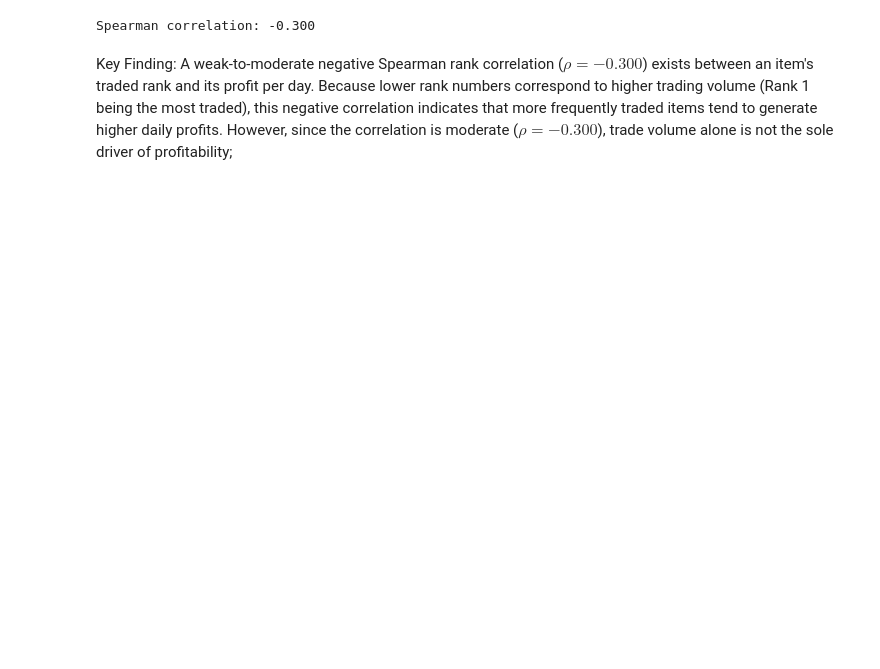
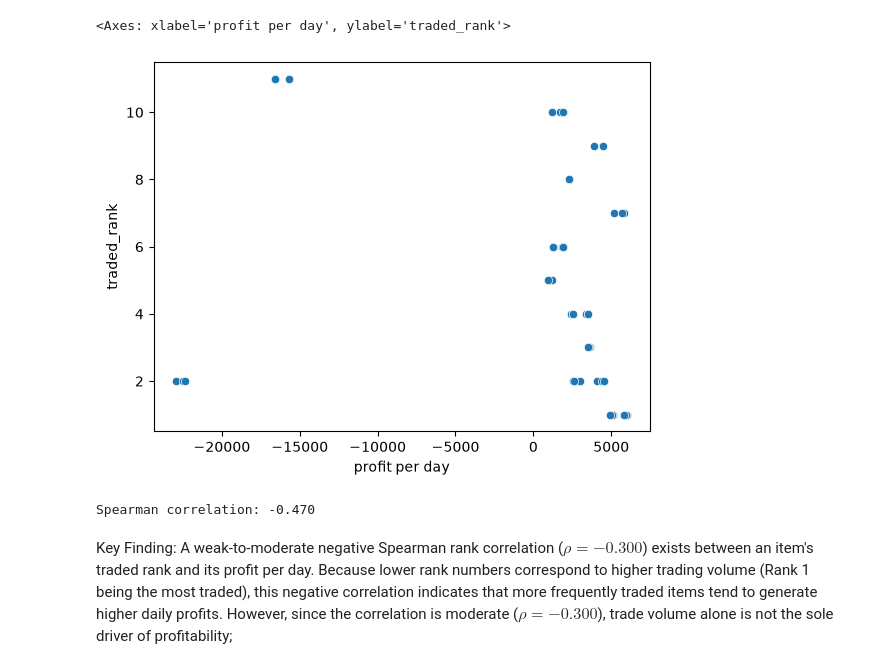
Before and after one commit to jonathan-kee/Data-Science-Projects, a Jupyter notebook: juypternotebook/SMECorrelation.ipynb, the cells around one changed output. Saved outputs shown, nothing was run; the diff lists cells and outputs as text; code cells hidden in the pictures; blank space fills up the shorter version.

```diff
--- a/juypternotebook/SMECorrelation.ipynb
+++ b/juypternotebook/SMECorrelation.ipynb
@@ -35,8 +35,14 @@ df
 # %%
-# Use method='spearman' for ordinal rank data
-corr = df['profit per day'].corr(df['traded_rank'], method='spearman')
-print(f"Spearman correlation: {corr:.3f}")
+import seaborn as sns
+sns.scatterplot(df, x='profit per day', y='traded_rank')
 # %% [output]
-Spearman correlation: -0.300
+<Axes: xlabel='profit per day', ylabel='traded_rank'>
+[figure, added]
+# %%
+# Use method='spearman' for ordinal rank data
+corr = df['profit per day'].corr(df['traded_rank'], method='spearman')
+print(f"Spearman correlation: {corr:.3f}")
+# %% [output]
+Spearman correlation: -0.470
 # %% [markdown]
 Key Finding: A weak-to-moderate negative Spearman rank correlation ($\rho = -0.300$) exists between an item's traded rank and its profit per day. Because lower rank numbers correspond to higher trading volume (Rank 1 being the most traded), this negative correlation indicates that more frequently traded items tend to generate higher daily profits. However, since the correlation is moderate ($\rho = -0.300$), trade volume alone is not the sole driver of profitability;
```
Also changed, not shown: parts of 2 cells of this notebook, 1 other file.
